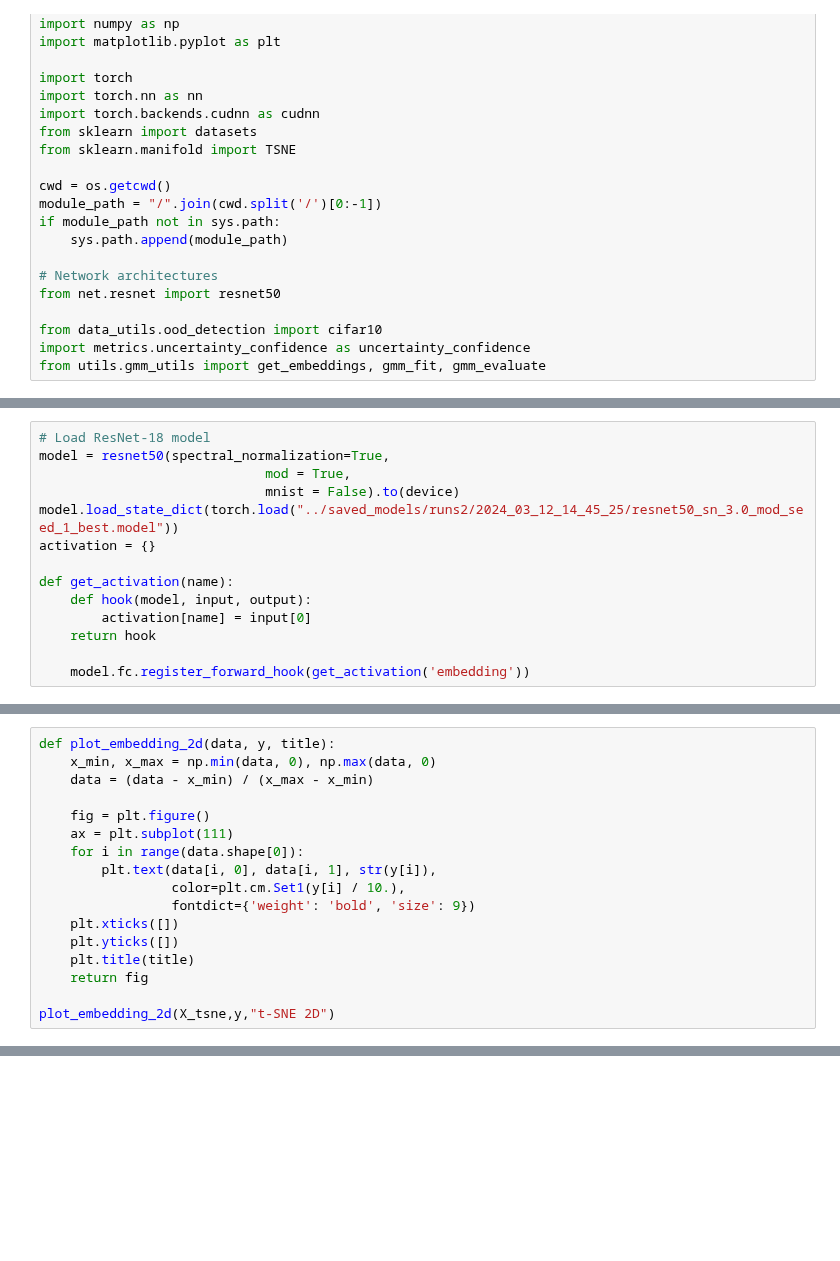
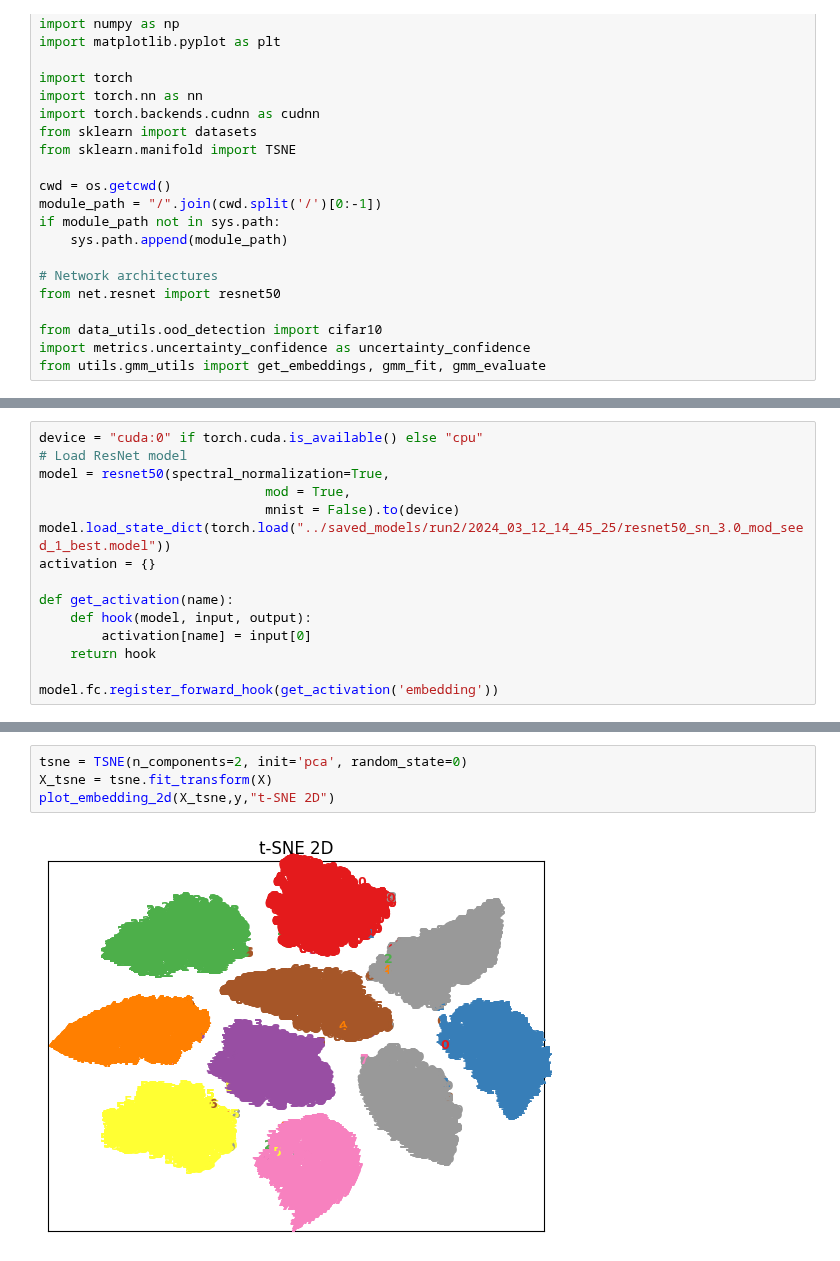
Before and after one commit to buyizhiyou/YYM, a Jupyter notebook: DDU/notebooks/tsne_visualization.ipynb, the cells around one changed output, grey strips where cells are left out. Saved outputs shown, nothing was run; the diff lists cells and outputs as text; blank space fills up the shorter version.

```diff
--- a/DDU/notebooks/tsne_visualization.ipynb
+++ b/DDU/notebooks/tsne_visualization.ipynb
@@ -30,9 +30,10 @@ device = "cuda:0" if torch.cuda.is_available() else "cpu"
 # %%
-# Load ResNet-18 model
+device = "cuda:0" if torch.cuda.is_available() else "cpu"
+# Load ResNet model
 model = resnet50(spectral_normalization=True,
                              mod = True,
                              mnist = False).to(device)
-model.load_state_dict(torch.load("../saved_models/runs2/2024_03_12_14_45_25/resnet50_sn_3.0_mod_seed_1_best.model"))
+model.load_state_dict(torch.load("../saved_models/run2/2024_03_12_14_45_25/resnet50_sn_3.0_mod_seed_1_best.model"))
 activation = {}
 
 def get_activation(name):
@@ -40,5 +41,5 @@ def get_activation(name):
         activation[name] = input[0]
     return hook
 
-    model.fc.register_forward_hook(get_activation('embedding'))
+model.fc.register_forward_hook(get_activation('embedding'))
 # %% [output]
@@ -77,17 +96,0 @@ plot_embedding_3d(X_tsne,"t-SNE 3D " )
-# %%
-def plot_embedding_2d(data, y, title):
-    x_min, x_max = np.min(data, 0), np.max(data, 0)
-    data = (data - x_min) / (x_max - x_min)
-
-    fig = plt.figure()
-    ax = plt.subplot(111)
-    for i in range(data.shape[0]):
-        plt.text(data[i, 0], data[i, 1], str(y[i]),
-                 color=plt.cm.Set1(y[i] / 10.),
-                 fontdict={'weight': 'bold', 'size': 9})
-    plt.xticks([])
-    plt.yticks([])
-    plt.title(title)
-    return fig
-
-plot_embedding_2d(X_tsne,y,"t-SNE 2D")
@@ -93,0 +104,6 @@ plot_embedding_2d(X_tsne,y,"t-SNE 2D")
+# %%
+tsne = TSNE(n_components=2, init='pca', random_state=0)
+X_tsne = tsne.fit_transform(X)
+plot_embedding_2d(X_tsne,y,"t-SNE 2D")
+# %% [output]
+[figure, added]
```
Also changed, not shown: parts of 11 cells of this notebook, 23 other files.
